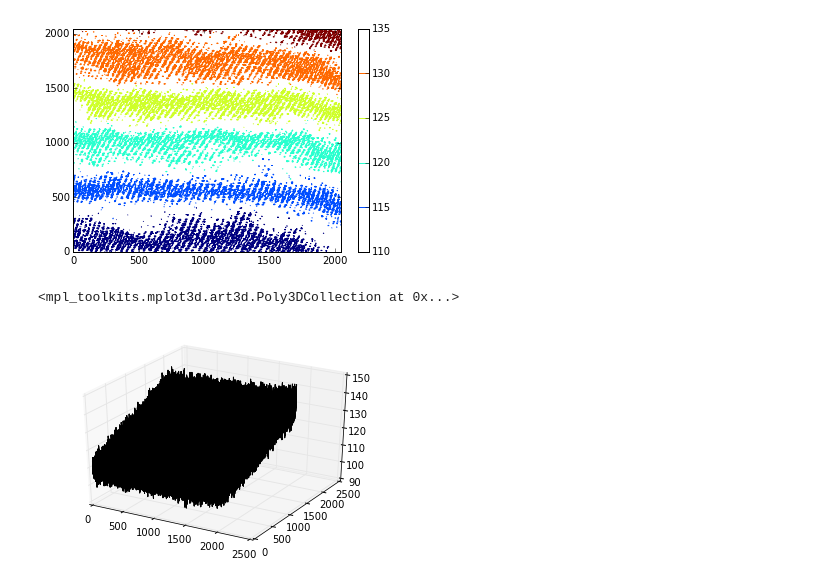
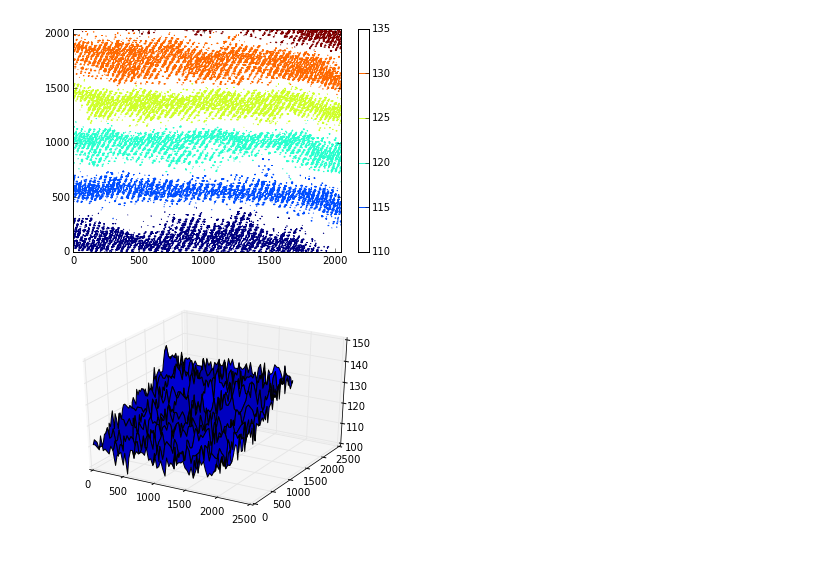
Before and after one commit to arve0/master, a Jupyter notebook: uneven illumination.ipynb, the cells around one changed output. Saved outputs shown, nothing was run; the diff lists cells and outputs as text; code cells hidden in the pictures.

```diff
--- a/uneven illumination.ipynb
+++ b/uneven illumination.ipynb
@@ -34,10 +37,12 @@ plt.colorbar();
 # %%
-from mpl_toolkits.mplot3d.axes3d import Axes3D
+# interactive
+#%matplotlib qt
+# inline
+%matplotlib inline
 
-x, y = (range(2048), range(2048))
-X, Y = meshgrid(x,y)
-ax = subplot(projection='3d')
-ax.plot_surface(X, Y, img)
+x, y = (np.arange(0, 2048, 32), np.arange(0, 2048, 32))
+X, Y = np.meshgrid(x,y)
+ax = plt.subplot(projection='3d')
+ax.plot_surface(X, Y, img[::32,::32]);
 # %% [output]
-<mpl_toolkits.mplot3d.art3d.Poly3DCollection at 0x...>
-[figure, old version]
+[figure, new version]
```
Also changed, not shown: parts of 2 cells of this notebook.
